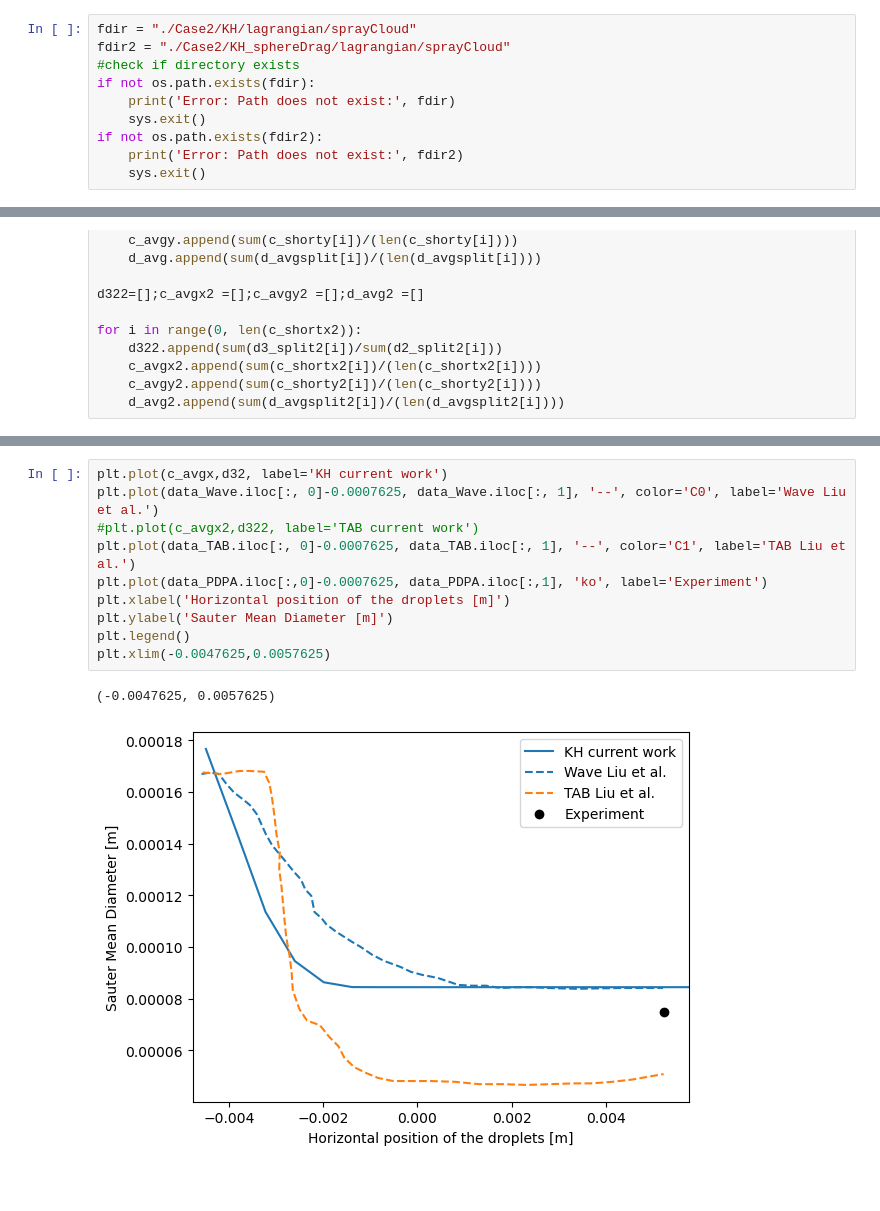
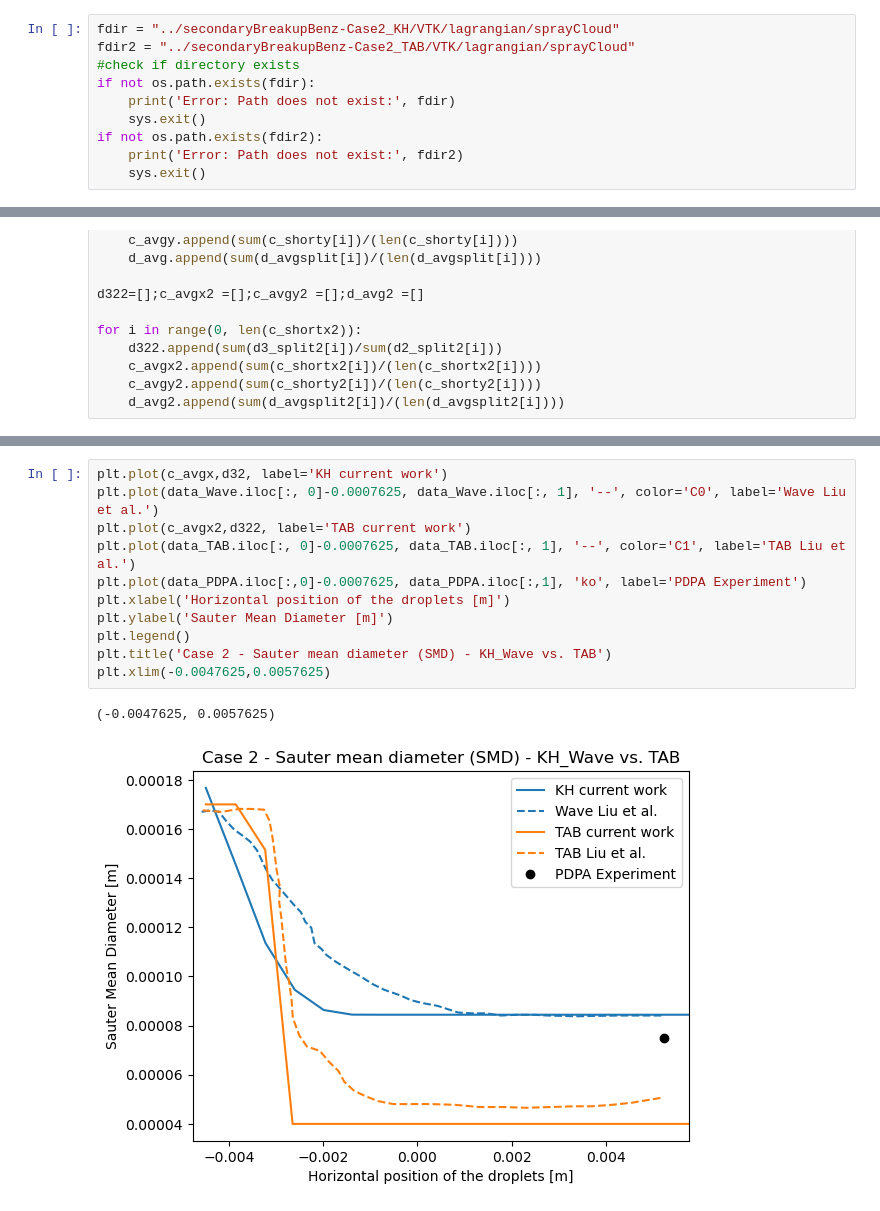
Before and after one commit to hamedeo/gasAtomizer, a Jupyter notebook: run/secondary_breakup/secondaryBreakupBenz/BenzResults/Comparison.ipynb, the cells around one changed output, grey strips where cells are left out. Saved outputs shown, nothing was run; the diff lists cells and outputs as text; blank space fills up the shorter version.

```diff
--- a/run/secondary_breakup/secondaryBreakupBenz/BenzResults/Comparison.ipynb
+++ b/run/secondary_breakup/secondaryBreakupBenz/BenzResults/Comparison.ipynb
@@ -37,6 +39,6 @@ Traject_Exp_Case4= pd.read_csv("./Case_Liu/Trajectories/Trajectory_Experiment_Ca
 # %%
-fdir = "./Case2/KH/lagrangian/sprayCloud"
-fdir2 = "./Case2/KH_sphereDrag/lagrangian/sprayCloud"
+fdir = "../secondaryBreakupBenz-Case2_KH/VTK/lagrangian/sprayCloud"
+fdir2 = "../secondaryBreakupBenz-Case2_TAB/VTK/lagrangian/sprayCloud"
 #check if directory exists
 if not os.path.exists(fdir):
     print('Error: Path does not exist:', fdir)
@@ -220,15 +246,16 @@ plt.ylim(0.042,0.056)
 # %%
 plt.plot(c_avgx,d32, label='KH current work')
 plt.plot(data_Wave.iloc[:, 0]-0.0007625, data_Wave.iloc[:, 1], '--', color='C0', label='Wave Liu et al.')
-#plt.plot(c_avgx2,d322, label='TAB current work')
+plt.plot(c_avgx2,d322, label='TAB current work')
 plt.plot(data_TAB.iloc[:, 0]-0.0007625, data_TAB.iloc[:, 1], '--', color='C1', label='TAB Liu et al.')
-plt.plot(data_PDPA.iloc[:,0]-0.0007625, data_PDPA.iloc[:,1], 'ko', label='Experiment')
+plt.plot(data_PDPA.iloc[:,0]-0.0007625, data_PDPA.iloc[:,1], 'ko', label='PDPA Experiment')
 plt.xlabel('Horizontal position of the droplets [m]')
 plt.ylabel('Sauter Mean Diameter [m]')
 plt.legend()
+plt.title('Case 2 - Sauter mean diameter (SMD) - KH_Wave vs. TAB')
 plt.xlim(-0.0047625,0.0057625)
 # %% [output]
 (-0.0047625, 0.0057625)
-[figure, old version]
+[figure, new version]
 # %%
 plt.plot(c_avgx,d32, label='KH current work')
```
Also changed, not shown: parts of 6 cells of this notebook, 17 other files.
